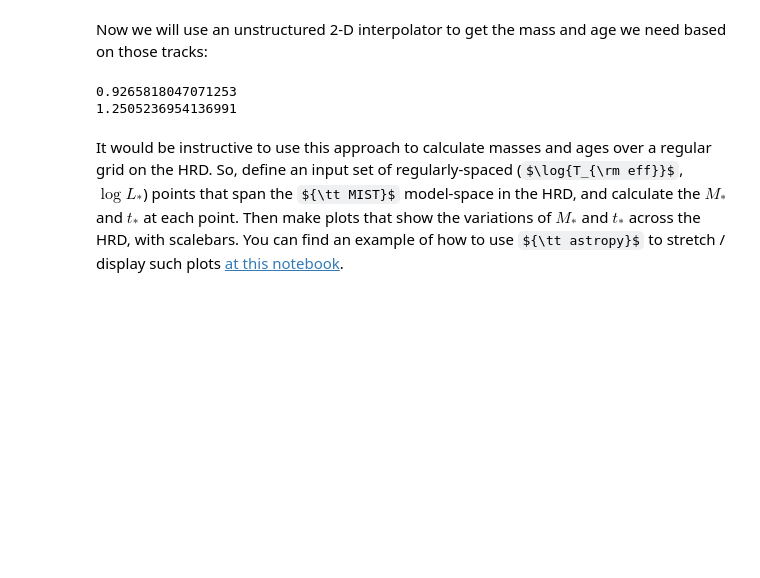
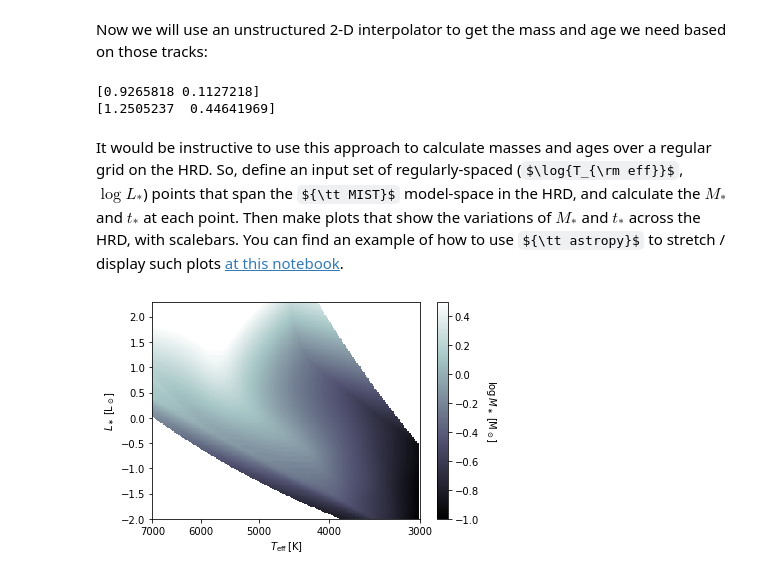
Before and after one commit to seanandrews/dyn-masses, a Jupyter notebook: notebooks/The HR Diagram.ipynb, the cells around one changed output. Saved outputs shown, nothing was run; the diff lists cells and outputs as text; code cells hidden in the pictures; some formulas as TeX source; blank space fills up the shorter version.

Commit message:
update on interpolation mapping

```diff
--- a/notebooks/The HR Diagram.ipynb
+++ b/notebooks/The HR Diagram.ipynb
@@ -232,18 +232,21 @@ from scipy.interpolate import griddata
 points = np.column_stack((logTe, logL))
 
 # the values of the parameter of interest corresponding to those points
-values = logM
+values_M = logM
+
+# interpolates
+interps = np.column_stack((np.log10([4376., 3000.]), np.log10([1.5, 0.1])))
 
 # perform the interpolation at the (Teff, Lstar) of interest
-mass_est = griddata(points, values, (np.log10(4376.), np.log10(1.5)), method='linear')
+mass_est = griddata(points, values_M, interps, method='linear')
 print(10.**mass_est)
 
 # repeat for the ages
-values = logt
-age_est = griddata(points, values, (np.log10(4376.), np.log10(1.5)), method='linear')
+values_t = logt
+age_est = griddata(points, values_t, interps, method='linear')
 print(10.**age_est / 1e6)
 # %% [output]
-0.9265818047071253
-1.2505236954136991
+[0.9265818 0.1127218]
+[1.2505237  0.44641969]
 # %% [markdown]
 It would be instructive to use this approach to calculate masses and ages over a regular grid on the HRD.  So, define an input set of regularly-spaced ($\log{T_{\rm eff}}$, $\log{L_\ast}$) points that span the ${\tt MIST}$ model-space in the HRD, and calculate the $M_\ast$ and $t_\ast$ at each point.  Then make plots that show the variations of $M_\ast$ and $t_\ast$ across the HRD, with scalebars.  You can find an example of how to use ${\tt astropy}$ to stretch / display such plots [at this notebook](https://github.com/seanandrews/DSHARP_CPDs/blob/master/Part1_ImageManipulation.ipynb).
@@ -251,0 +253,34 @@ It would be instructive to use this approach to calculate masses and ages over a
+# %%
+logT_gr = np.linspace(np.log10(7000), np.log10(3000), 256)
+logL_gr = np.linspace(np.log10(0.01), np.log10(200), 256)
+logT_grid, logL_grid = np.meshgrid(logT_gr, logL_gr)
+
+int_points = np.column_stack((np.ravel(logT_grid), np.ravel(logL_grid)))
+mass_interps = griddata(points, values_M, int_points, method='linear')
+
+mass_grid = np.reshape(mass_interps, logT_grid.shape)
+# %%
+from astropy.visualization import (LogStretch, LinearStretch, ImageNormalize)    # image visualization functions
+
+cmap = 'bone'
+vmin, vmax = -1, 0.5    # these are in log Msun units
+norm = ImageNormalize(vmin=vmin, vmax=vmax, stretch=LinearStretch())
+
+bounds = [10**logT_gr[0], 10**logT_gr[-1], logL_gr[0], logL_gr[-1]]
+
+# set up and plot the image on the specified scale
+fig, ax = plt.subplots()
+im = ax.imshow(mass_grid, origin='lower', cmap=cmap, extent=bounds, norm=norm, aspect='auto')
+ax.set_xlim([10**logT_gr[0], 10**logT_gr[-1]])
+ax.set_xscale('log')
+ax.set_ylim([logL_gr[0], logL_gr[-1]])
+ax.set_xlabel(r'$T_{\rm eff} \, [{\rm K}]$')
+ax.set_xticks([7000, 6000, 5000, 4000, 3000])
+ax.set_xticklabels(['7000', '6000', '5000', '4000', '3000'])
+ax.set_ylabel(r'$L_\ast \, [{\rm L}_\odot]$')
+
+# add a scalebar
+cb = plt.colorbar(im, ax=ax, pad=0.05)
+cb.set_label(r'$\log{\, M_\ast} \, [{\rm M}_\odot]$', rotation=270, labelpad=19)
+# %% [output]
+[figure, added]
```
Also changed, not shown: parts of 1 cell of this notebook.
